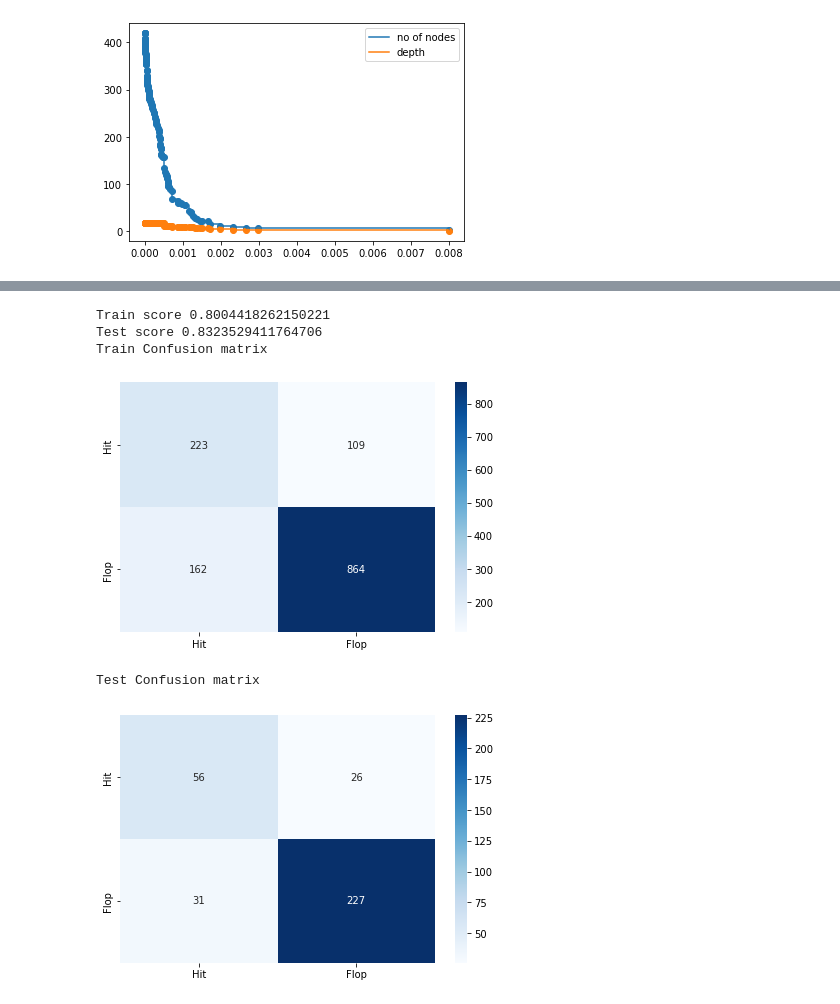
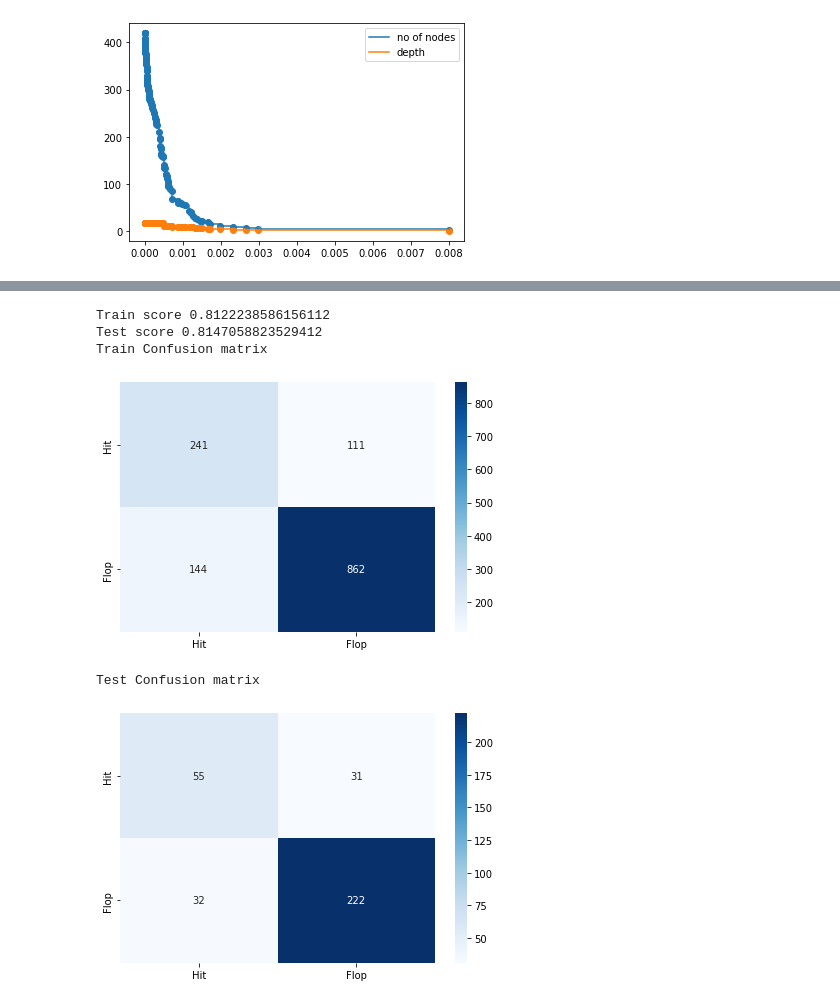
Before and after one commit to shreyanc07/comparitive-analysis-of-decision-tree-and-naive-bayes-model-for-classification, a Jupyter notebook: src/DMML_TASK_2/preprocessing.ipynb, the cells around one changed output, grey strips where cells are left out. Drawn from its saved outputs; the diff is of its cells as text; code cells hidden in the pictures.

```diff
--- a/src/DMML_TASK_2/preprocessing.ipynb
+++ b/src/DMML_TASK_2/preprocessing.ipynb
@@ -118,0 +104,6 @@ array(['No', 'Yes'], dtype=object)
+# %%
+for i in dataset.columns:
+    if dataset[i].dtype == "object":
+        print(i)
+        print(dataset[i].unique())
+        print("\n")
@@ -436,7 +393,7 @@ Test Confusion matrix
 # %% [markdown]
 ## Cross-Validation
 # %%
-params = {'max_depth': [1,2,3,4,5,6,7,8,9,10,11,12],
+params = {'max_depth': [2,3,4,5,6,7,8,9,10,11,12],
          'min_samples_split': [2,3,4],
          'min_samples_leaf': [1,2]}
 
@@ -546,21 +503,21 @@ plt.show()
 # %%
-cos_ = tree.DecisionTreeClassifier(random_state=0,ccp_alpha=0.020)
+cos_ = tree.DecisionTreeClassifier(random_state=0,ccp_alpha=0.001)
 cos_.fit(X1_train,Y1_train)
 Y1_train_pred = cos_.predict(X1_train)
 Y1_test_pred = cos_.predict(X1_test)
 
 
 print(f'Train score {accuracy_score(Y1_train_pred,Y1_train)}')
 print(f'Test score {accuracy_score(Y1_test_pred,Y1_test)}')
-plot_confusionmatrix(y_train_pred,Y1_train,dom='Train')
-plot_confusionmatrix(y_test_pred,Y1_test,dom='Test')
+plot_confusionmatrix(Y1_train_pred,Y1_train,dom='Train')
+plot_confusionmatrix(Y1_test_pred,Y1_test,dom='Test')
 # %% [output]
-Train score 0.8004418262150221
-Test score 0.8323529411764706
+Train score 0.8122238586156112
+Test score 0.8147058823529412
 Train Confusion matrix
 [figure]
 Test Confusion matrix
-[figure, old version]
+[figure, new version]
 # %%
 classes=["Hit", "Flop"]
 plt.figure(figsize=(20, 10))
```
Also changed, not shown: parts of 27 cells of this notebook.
